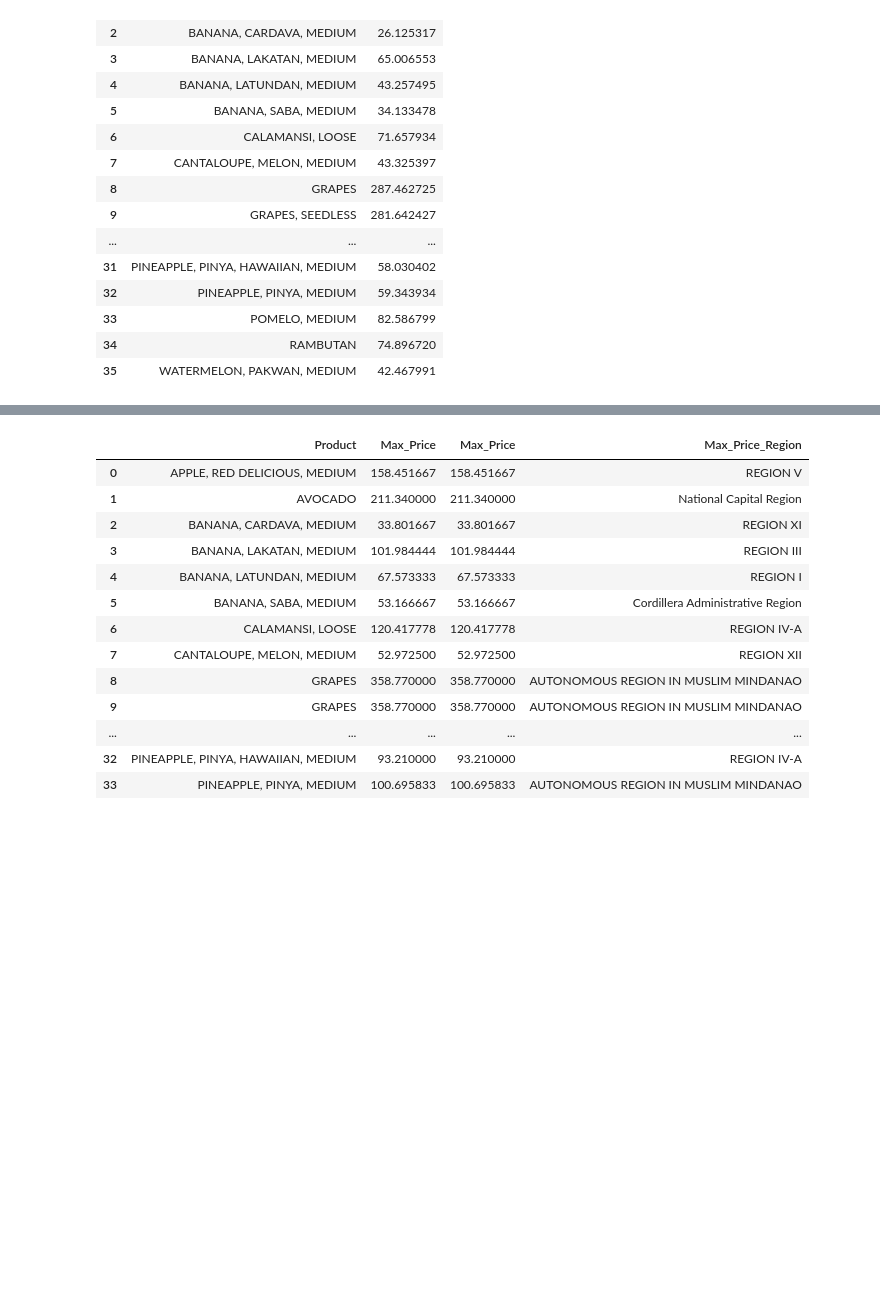
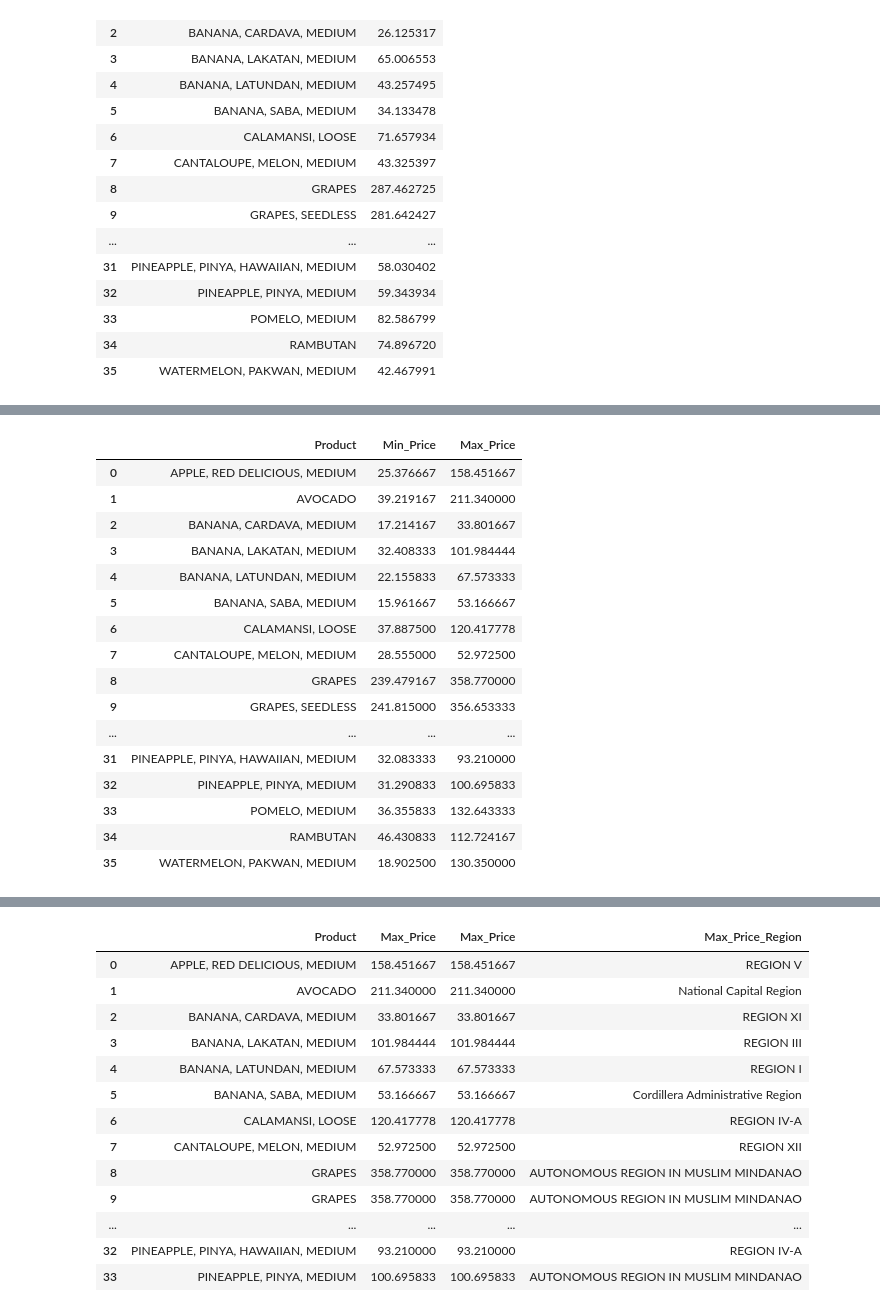
Before and after one commit to RRENN02/Prelims-PH_FruitRetail, a Jupyter notebook: fruit_retail.ipynb, the cells around one changed output, grey strips where cells are left out. Saved outputs shown, nothing was run; the diff lists cells and outputs as text; code cells hidden in the pictures; blank space fills up the shorter version.

```diff
--- a/fruit_retail.ipynb
+++ b/fruit_retail.ipynb
@@ -759 +775,27 @@ average_price_per_product
+# %%
+# Group by Product and find the regions with the minimum and maximum average prices
+min_max_prices = average_price_per_product.groupby('Product').agg(
+    Min_Price=('Price', 'min'),
+    Max_Price=('Price', 'max')
+).reset_index()
+
+min_max_prices
+# %% [output]
+|  | Product | Min_Price | Max_Price |
+| 0 | APPLE, RED DELICIOUS, MEDIUM | 25.376667 | 158.451667 |
+| 1 | AVOCADO | 39.219167 | 211.340000 |
+| 2 | BANANA, CARDAVA, MEDIUM | 17.214167 | 33.801667 |
+| 3 | BANANA, LAKATAN, MEDIUM | 32.408333 | 101.984444 |
+| 4 | BANANA, LATUNDAN, MEDIUM | 22.155833 | 67.573333 |
+| 5 | BANANA, SABA, MEDIUM | 15.961667 | 53.166667 |
+| 6 | CALAMANSI, LOOSE | 37.887500 | 120.417778 |
+| 7 | CANTALOUPE, MELON, MEDIUM | 28.555000 | 52.972500 |
+| 8 | GRAPES | 239.479167 | 358.770000 |
+| 9 | GRAPES, SEEDLESS | 241.815000 | 356.653333 |
+| ... | ... | ... | ... |
+| 31 | PINEAPPLE, PINYA, HAWAIIAN, MEDIUM | 32.083333 | 93.210000 |
+| 32 | PINEAPPLE, PINYA, MEDIUM | 31.290833 | 100.695833 |
+| 33 | POMELO, MEDIUM | 36.355833 | 132.643333 |
+| 34 | RAMBUTAN | 46.430833 | 112.724167 |
+| 35 | WATERMELON, PAKWAN, MEDIUM | 18.902500 | 130.350000 |
 # %%
```
Also changed, not shown: parts of 5 cells of this notebook, 1 other file.
